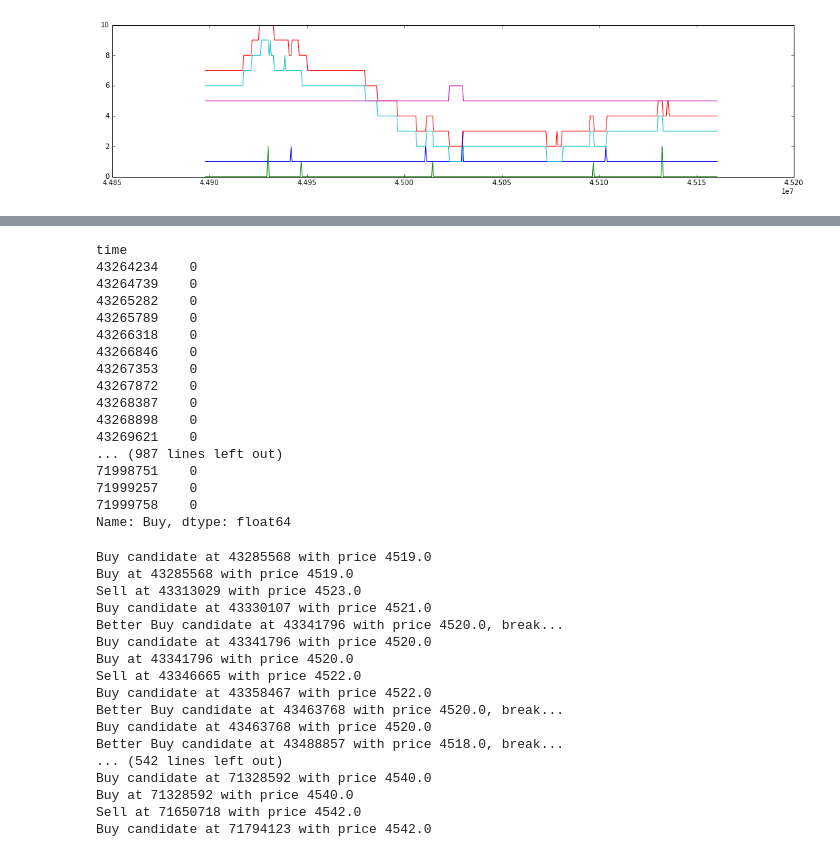
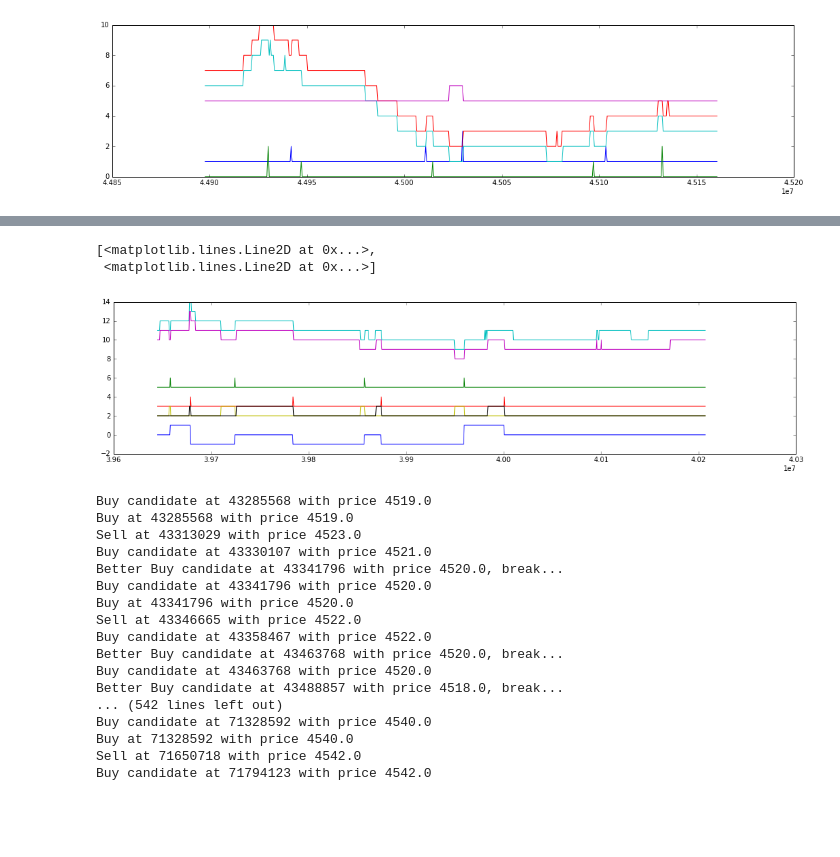
Before and after one commit to salsasepp/ufcnn-keras, a Jupyter notebook: notebook/signals_plaground.ipynb, the cells around one changed output, grey strips where cells are left out. Drawn from its saved outputs; the diff is of its cells as text; code cells hidden in the pictures; blank space fills up the shorter version.

```diff
--- a/notebook/signals_plaground.ipynb
+++ b/notebook/signals_plaground.ipynb
@@ -294,23 +295,23 @@ plt.plot(df[["askpx_", "bidpx_"]].iloc[start_point:start_point+points]-4510)
-# %%
-df["Buy"]
-# %% [output]
-time
-43264234    0
-43264739    0
-43265282    0
-43265789    0
-43266318    0
-43266846    0
-43267353    0
-43267872    0
-43268387    0
-43268898    0
-43269621    0
-... (987 lines left out)
-71998751    0
-71999257    0
-71999758    0
-Name: Buy, dtype: float64
+# %%
+points = 1000
+start_point = 0
+
+plt.figure(figsize=(18, 4))
+# plt.plot(df["Buy"].iloc[start_point:start_point+points]+1)
+# plt.plot(df["Sell"].iloc[start_point:start_point+points])
+# plt.plot(df1["Buy"].iloc[start_point:start_point+points]+7)
+# plt.plot(df1["Sell"].iloc[start_point:start_point+points]+5)
+plt.plot(df1["Pos"].iloc[start_point:start_point+points])
+plt.plot(df1["Buy"].iloc[start_point:start_point+points]+5)
+plt.plot(df1["Sell"].iloc[start_point:start_point+points]+3)
+plt.plot(df1[["askpx_", "bidpx_"]].iloc[start_point:start_point+points]-4105)
+# plt.plot(inflection_points_buy.iloc[start_point:start_point+points])
+# plt.plot(0-inflection_points_sell.iloc[start_point:start_point+points])
+plt.plot(df1[["Buys", "Sells"]][start_point:start_point+points]+2)
+# %% [output]
+[<matplotlib.lines.Line2D at 0x...>,
+ <matplotlib.lines.Line2D at 0x...>]
+[figure, added]
 # %%
 df = find_signals(df, "Buy")
 # %% [output]
```
Also changed, not shown: parts of 15 cells of this notebook, 1 other file.
